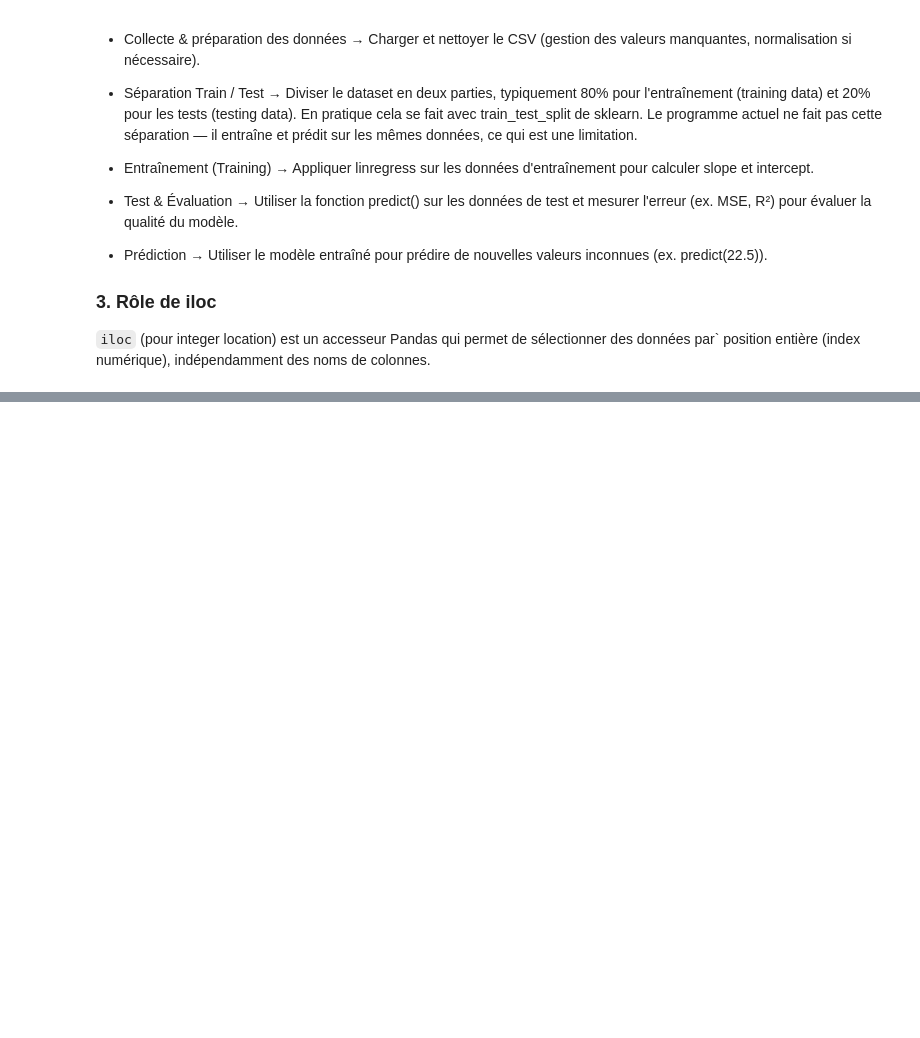
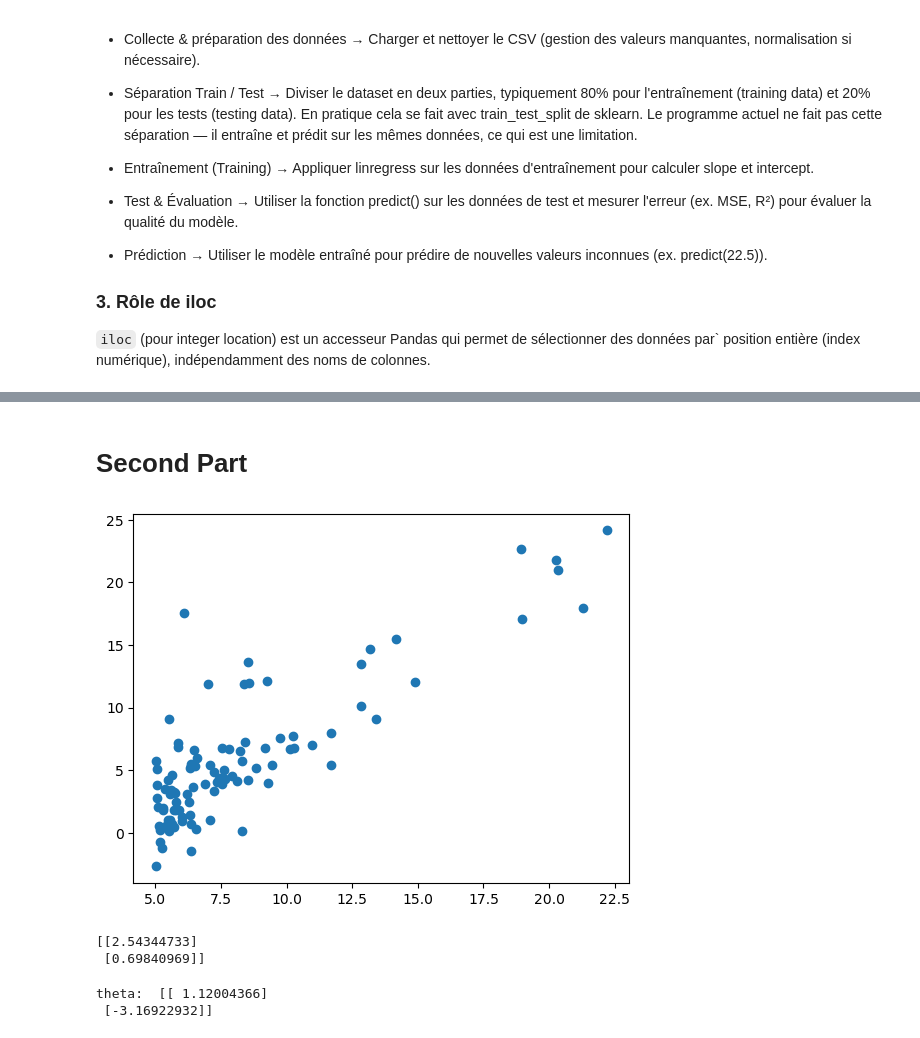
Before and after one commit to mal0101/ML-coursework, a Jupyter notebook: TP2/tp2.ipynb, the cells around one changed output, grey strips where cells are left out. Drawn from its saved outputs; the diff is of its cells as text; code cells hidden in the pictures; blank space fills up the shorter version.

Commit message:
done with pt2 of the second lab

```diff
--- a/TP2/tp2.ipynb
+++ b/TP2/tp2.ipynb
@@ -70,0 +88,21 @@ print(predict(22.5))
+# %% [markdown]
+# Second Part
+# %%
+df = pd.read_csv('data/univariate_linear_regression_dataset.csv',header=None)
+x = df.iloc[:,0]
+n_samples = len(x)
+x=np.array(x).reshape(n_samples,1)
+y = df.iloc[:,1]
+y = np.array(y).reshape(n_samples,1)
+# %%
+plt.scatter(x,y)
+plt.show()
+# %% [output]
+[figure, added]
+# %%
+X = np.hstack((x,np.ones((x.shape))))
+theta = np.random.randn(2,1)
+print(theta)
+# %% [output]
+[[2.54344733]
+ [0.69840969]]
@@ -70,0 +125,9 @@ print(predict(22.5))
+# %%
+n_iterations = 1000
+learning_rate = 0.01
+theta, historique_des_erreurs = gradient_descent(X,y,theta,learning_rate,n_iterations)
+predictions = f(X,theta)
+print("theta: ", theta)
+# %% [output]
+theta:  [[ 1.12004366]
+ [-3.16922932]]
```
Also changed, not shown: parts of 10 cells of this notebook.
